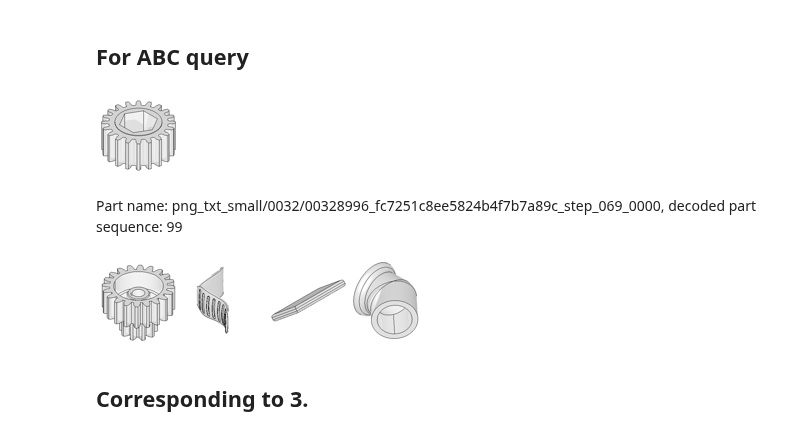
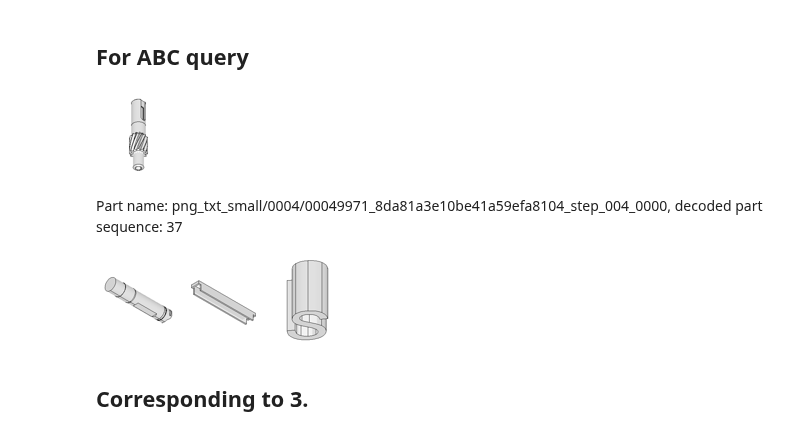
Before and after one commit to gymbeijing/mechanism-identification-public, a Jupyter notebook: search_parts.ipynb, the cells around one changed output. Drawn from its saved outputs; the diff is of its cells as text; code cells hidden in the pictures.

```diff
--- a/search_parts.ipynb
+++ b/search_parts.ipynb
@@ -242,7 +292,7 @@ all_ori_closest_emb_list = decode_seq_1(ori_seq, 20, all_ori_norm_list)
 #         closest_emb_list.append(closest_emb_idx)
 #     all_query_closest_emb_list.append(closest_emb_list)
 
-all_query_closest_emb_list = decode_seq_1(abc_query_seq.cpu(), 100, all_query_norm_list)
+all_query_closest_emb_list = decode_seq_1(abc_query_seq.cpu(), 50, all_query_norm_list)
 # %% [output]
 Closest distance: 0.14287705719470978
 Closest distance: 0.22945648431777954
@@ -663,5 +719,5 @@ iou: 0.13333324444450373, iou_score: 0.1
 # %%
-k = 10
+k = 1
 for decoded_seq_dict in all_decoded_seq_list:
     ordered_decoded_seq = sorted(decoded_seq_dict.items(), key=lambda x: x[1][1])   # [(aid, (seq_list, avg_dist))]
     ordered_topk_decoded_seq = ordered_decoded_seq[:k]   # top k avg_dist [(aid, (seq_list, avg_dist))]
@@ -892,27 +948,27 @@ Mechanism name: Double-Slider, decoded part sequence: 25
 # %% [markdown]
 ## For ABC query
 # %%
-vid = '00'
-rec_seq_idx = 99
+vid = '23'
+rec_seq_idx = 37
 part_name = abc_md[rec_seq_idx]
 
 display_single_image(abc_md[rec_seq_idx]+'_00' + vid + '.png')
 
 # vid = '00'
 # rec_seq_idx = 79
 
 img_md_list = []
 for img_idx in all_query_closest_emb_list[rec_seq_idx]:
     img_md = all_md[img_idx]
     img_md_list.append(img_md)
 
 img_name_list = extend_metadata_to_filepath(img_md_list, vid)
 
 display_image_grid(f'Part name: {part_name}, decoded part sequence: {rec_seq_idx}', img_name_list)
 # %% [output]
-[figure, old version]
+[figure, new version]
-Part name: png_txt_small/0032/00328996_fc7251c8ee5824b4f7b7a89c_step_069_0000, decoded part sequence: 99
+Part name: png_txt_small/0004/00049971_8da81a3e10be41a59efa8104_step_004_0000, decoded part sequence: 37
-[figure, old version]
+[figure, new version]
 # %%
 target = all_ori_closest_emb_list[3]
 # %%
```
Also changed, not shown: parts of 6 cells of this notebook.
